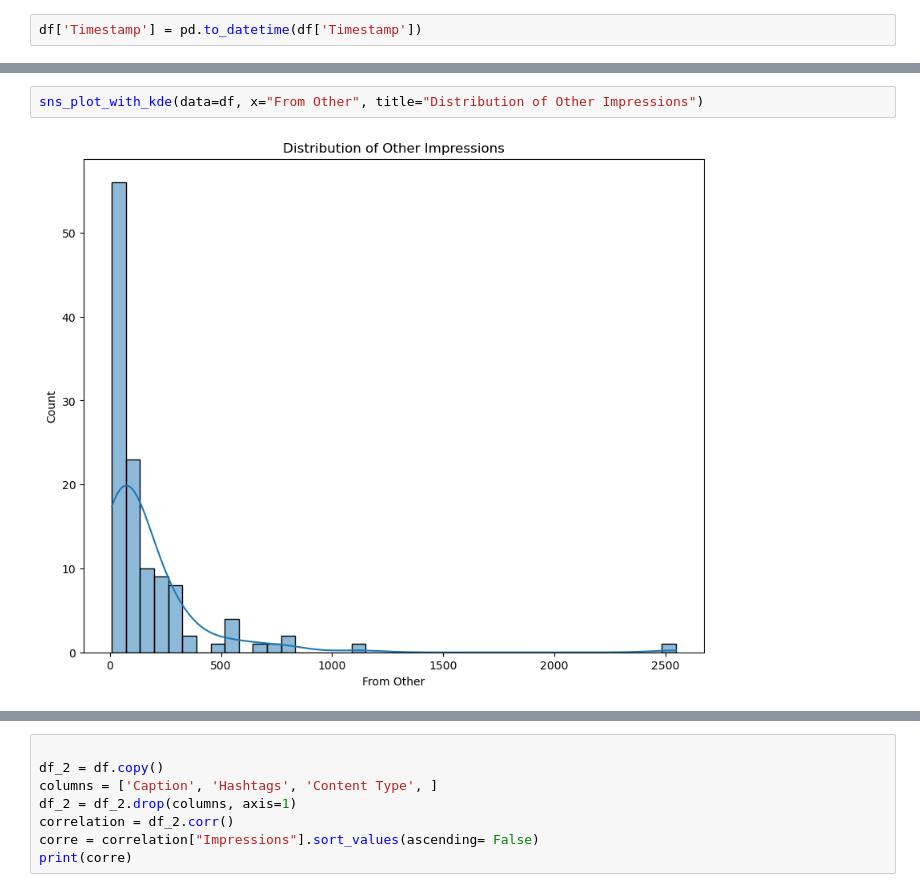
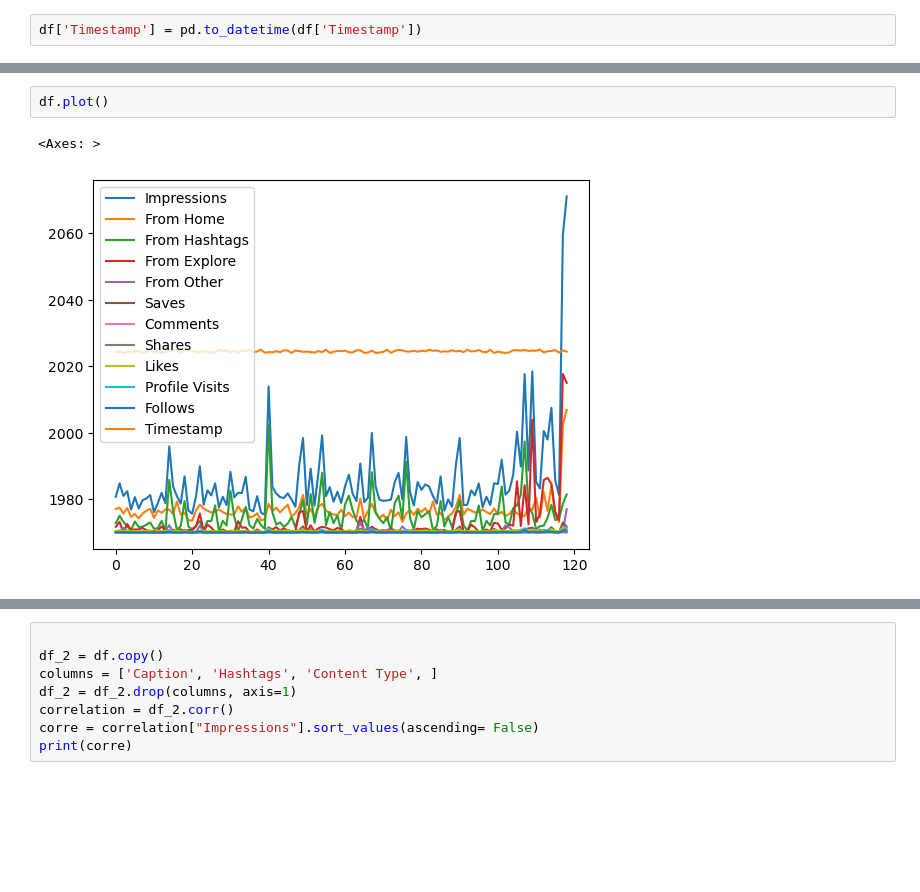
Before and after one commit to ayomide-100/instagram-reach-analysis, a Jupyter notebook: notebooks/reach-analysis_eda.ipynb, the cells around one changed output, grey strips where cells are left out. Drawn from its saved outputs; the diff is of its cells as text; blank space fills up the shorter version.

```diff
--- a/notebooks/reach-analysis_eda.ipynb
+++ b/notebooks/reach-analysis_eda.ipynb
@@ -83,4 +71,5 @@ sns_plot_with_kde(data=df, x="From Explore", title="Distribution of Explore Impr
-# %%
-sns_plot_with_kde(data=df, x="From Other", title="Distribution of Other Impressions")
-# %% [output]
-[figure, removed]
+# %%
+df.plot()
+# %% [output]
+<Axes: >
+[figure, added]
```
Also changed, not shown: parts of 10 cells of this notebook.
